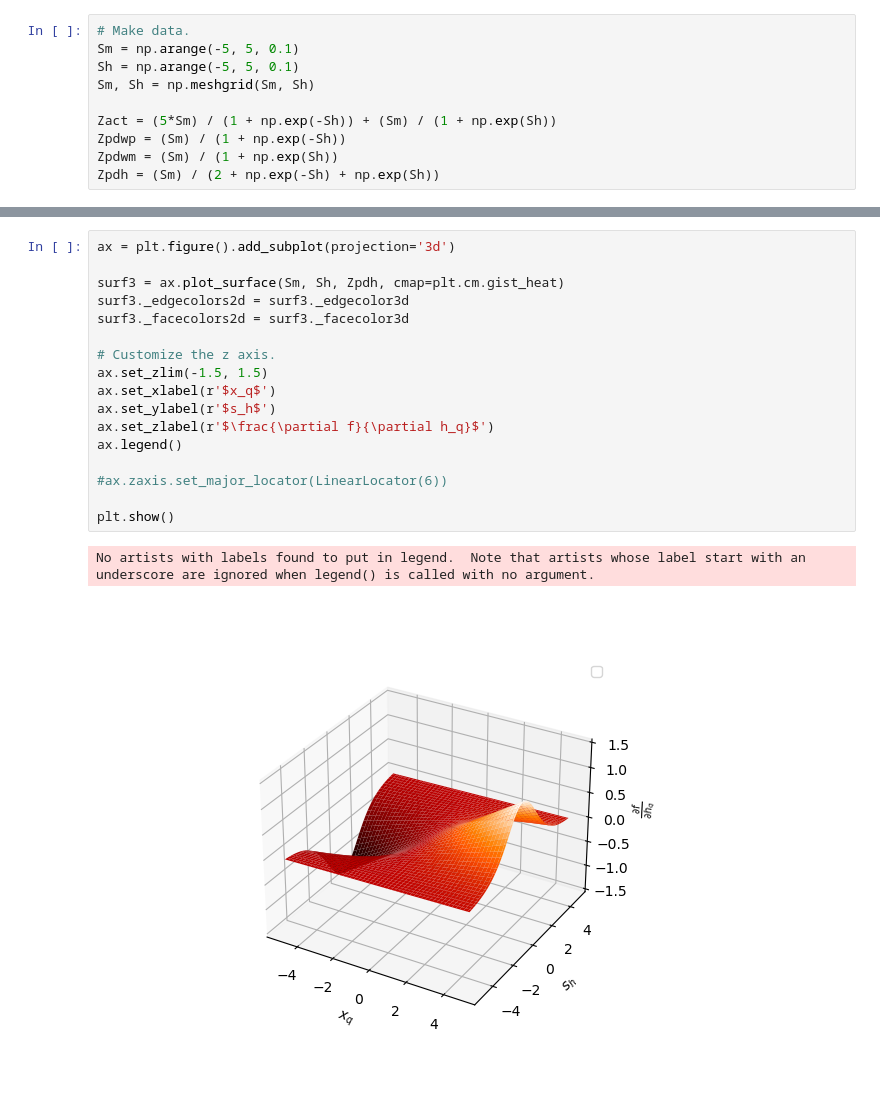
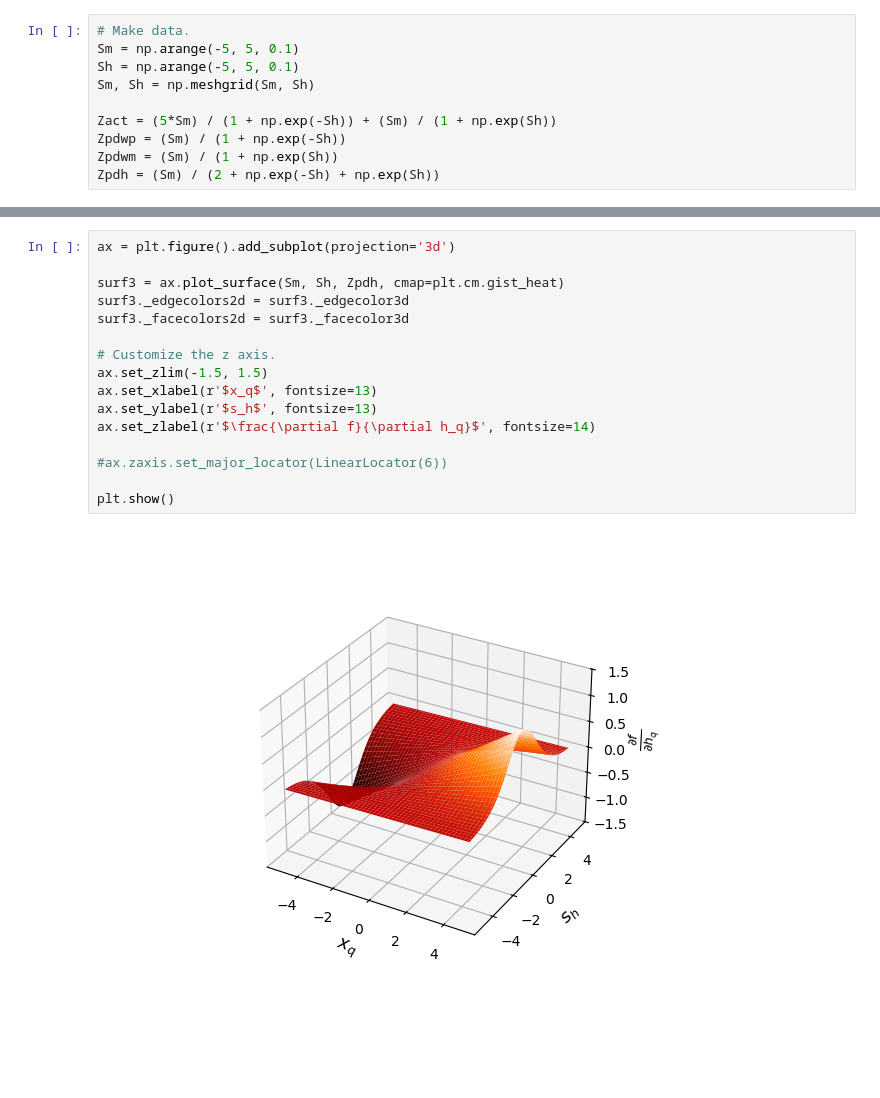
Before and after one commit to vladislav-horbatiuk/rspl_neuron_experiments, a Jupyter notebook: notebooks/prepare_plots_for_spl_neuron_overview.ipynb, the cells around one changed output, grey strips where cells are left out. Saved outputs shown, nothing was run; the diff lists cells and outputs as text; blank space fills up the shorter version.

```diff
--- a/notebooks/prepare_plots_for_spl_neuron_overview.ipynb
+++ b/notebooks/prepare_plots_for_spl_neuron_overview.ipynb
@@ -62,20 +62,18 @@ plt.show()
 # %%
 ax = plt.figure().add_subplot(projection='3d')
 
 surf3 = ax.plot_surface(Sm, Sh, Zpdh, cmap=plt.cm.gist_heat)
 surf3._edgecolors2d = surf3._edgecolor3d
 surf3._facecolors2d = surf3._facecolor3d
 
 # Customize the z axis.
 ax.set_zlim(-1.5, 1.5)
-ax.set_xlabel(r'$x_q$')
-ax.set_ylabel(r'$s_h$')
-ax.set_zlabel(r'$\frac{\partial f}{\partial h_q}$')
-ax.legend()
+ax.set_xlabel(r'$x_q$', fontsize=13)
+ax.set_ylabel(r'$s_h$', fontsize=13)
+ax.set_zlabel(r'$\frac{\partial f}{\partial h_q}$', fontsize=14)
 
 #ax.zaxis.set_major_locator(LinearLocator(6))
 
 plt.show()
 # %% [output]
-No artists with labels found to put in legend.  Note that artists whose label start with an underscore are ignored when legend() is called with no argument.
-[figure, old version]
+[figure, new version]
```
Also changed, not shown: parts of 2 cells of this notebook, 1 other file.
